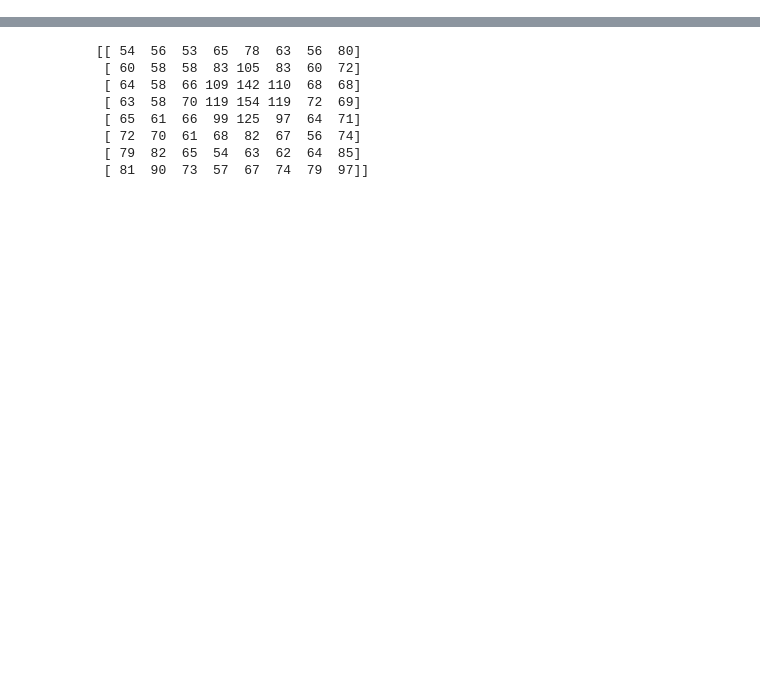
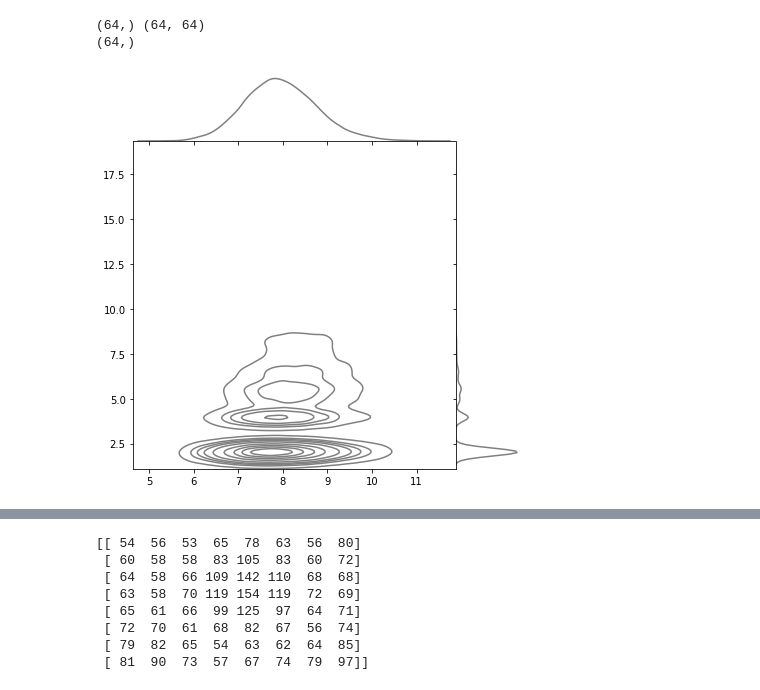
Before and after one commit to ttaburet/jpegtools, a Jupyter notebook: Samples DCT.ipynb, the cells around one changed output, grey strips where cells are left out. Saved outputs shown, nothing was run; the diff lists cells and outputs as text; code cells hidden in the pictures; blank space fills up the shorter version.

```diff
--- a/Samples DCT.ipynb
+++ b/Samples DCT.ipynb
@@ -58,0 +59,26 @@ Y= jpeg_file_double_compression[:, :, :, :, 0].reshape(jpeg_file_double_compress
+# %%
+m = np.mean(X, axis = 0)
+C = np.cov(X.T)
+
+def D(x):
+    return np.sqrt( (x-m).T@np.linalg.inv(C)@(x-m) )
+
+x = np.array([D(i) for i in X[:]])
+y = np.array([D(i) for i in Y[:]])
+
+print(m.shape, C.shape)
+print(Y[0].shape)
+# %% [output]
+(64,) (64, 64)
+(64,)
+# %%
+# library & dataset
+import seaborn as sns
+import matplotlib.pyplot as plt
+
+# No space
+sns.jointplot(x=x, y=y, kind='kde', color="grey", space=0)
+
+plt.show()
+# %% [output]
+[figure, added]
```
Also changed, not shown: parts of 8 cells of this notebook, 1 other file.
